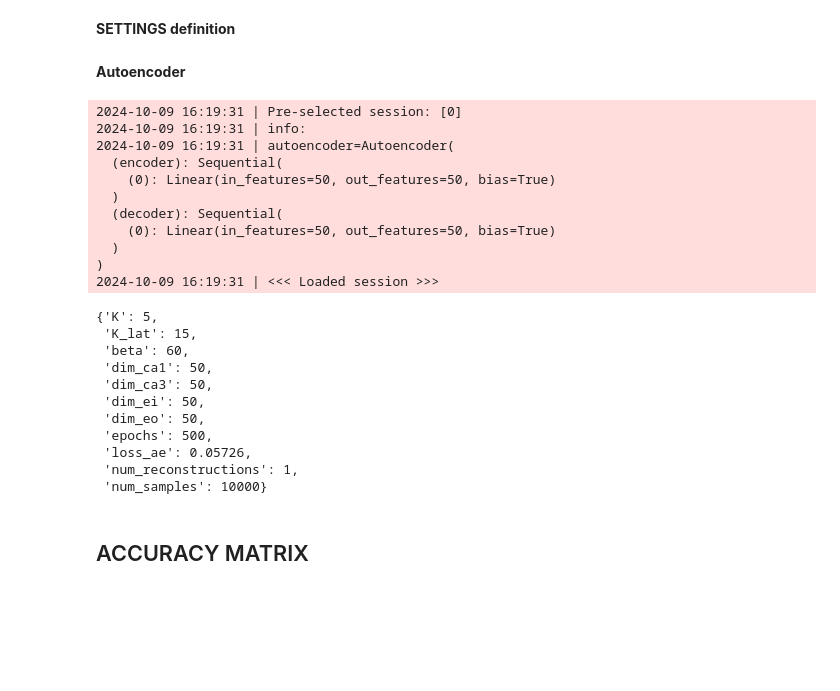
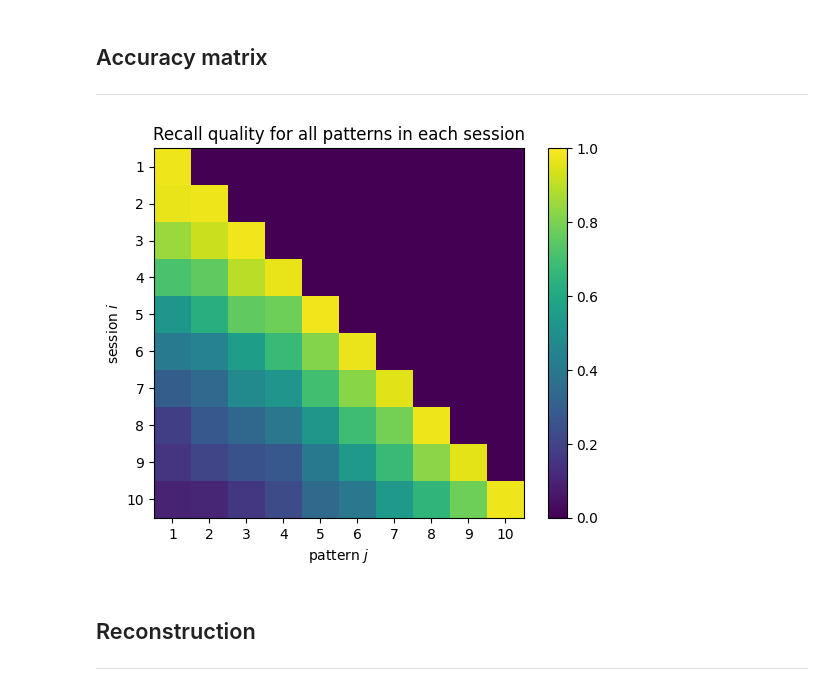
Before and after one commit to iKiru-hub/KAMemory, a Jupyter notebook: src/lab_figures_1.ipynb, the cells around one changed output. Cells and saved outputs as stored; diff of their text form; code cells hidden in the pictures; blank space fills up the shorter version.

Commit message:
plot notebook

```diff
--- a/src/lab_figures_1.ipynb
+++ b/src/lab_figures_1.ipynb
@@ -21,2 +16,0 @@ utils::ISCOLORED=True
-# %% [markdown]
-**SETTINGS definition**
@@ -26,51 +17,23 @@ USE_BIAS = True
+# %% [markdown]
+## Accuracy matrix
+---
+# %%
+num_samples = 10
+out, model, data = utils.train_for_accuracy(alpha=0.8, num_rep=100,
+                                            num_samples=num_samples)
+# %%
+""" plot """
+fig1 = plt.figure()
+plt.imshow(out.mean(axis=0), vmin=0, vmax=1)
+plt.title(f"Recall quality for all patterns in each session")
+plt.xlabel("pattern $j$")
+plt.ylabel("session $i$")
+plt.xticks(range(num_samples), range(1, num_samples+1))
+plt.yticks(range(num_samples), range(1, num_samples+1))
+plt.colorbar()
+plt.show()
+# %% [output]
+[figure, added]
 # %% [markdown]
-**Autoencoder**
+## Reconstruction
+---
-# %%
-# index of the autoencoder to load
-idx = 0
-
-# load
-info, autoencoder = models.load_session(idx=idx)
-
-# information
-dim_ei = info["dim_ei"]
-dim_ca3 = info["dim_ca3"]
-dim_ca1 = info["dim_ca1"]
-dim_eo = info["dim_eo"]
-K_lat = info["K_lat"]
-beta = info["beta"]
-K = info["K"]
-
-# number training samples used for the AE
-num_samples = info["num_samples"]
-
-# get parameters
-W_ei_ca1, W_ca1_eo, B_ei_ca1, B_ca1_eo = autoencoder.get_weights(bias=USE_BIAS)
-
-logger(f"{autoencoder=}")
-logger("<<< Loaded session >>>")
-# %% [output]
-2024-10-09 16:19:31 | Pre-selected session: [0]
-2024-10-09 16:19:31 | info:
-2024-10-09 16:19:31 | autoencoder=Autoencoder(
-  (encoder): Sequential(
-    (0): Linear(in_features=50, out_features=50, bias=True)
-  )
-  (decoder): Sequential(
-    (0): Linear(in_features=50, out_features=50, bias=True)
-  )
-)
-2024-10-09 16:19:31 | <<< Loaded session >>>
-{'K': 5,
- 'K_lat': 15,
- 'beta': 60,
- 'dim_ca1': 50,
- 'dim_ca3': 50,
- 'dim_ei': 50,
- 'dim_eo': 50,
- 'epochs': 500,
- 'loss_ae': 0.05726,
- 'num_reconstructions': 1,
- 'num_samples': 10000}
-# %% [markdown]
-## ACCURACY MATRIX
```
Also changed, not shown: parts of 22 cells of this notebook, 2 other files.
